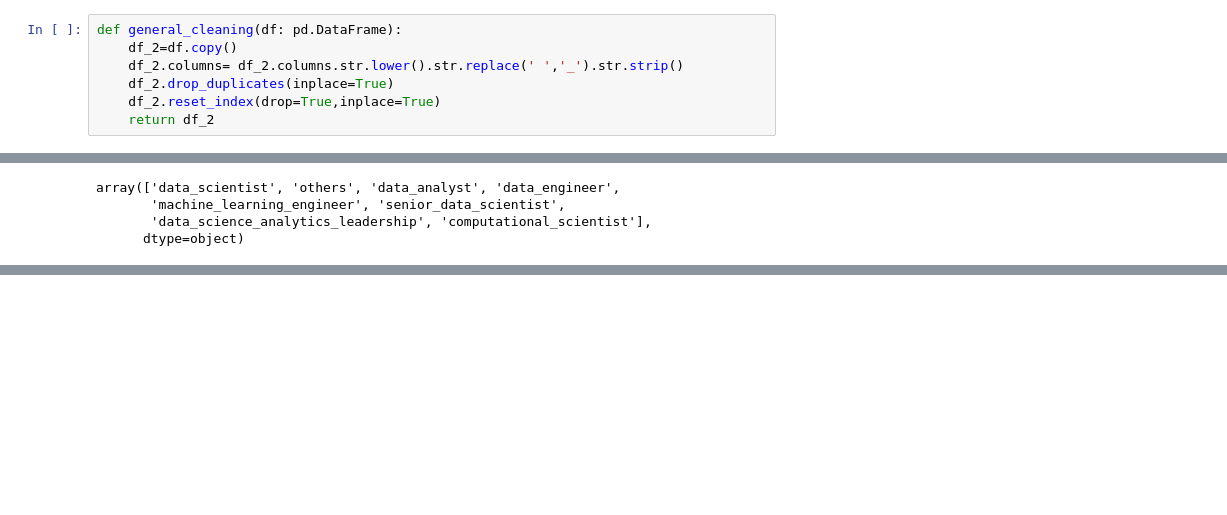
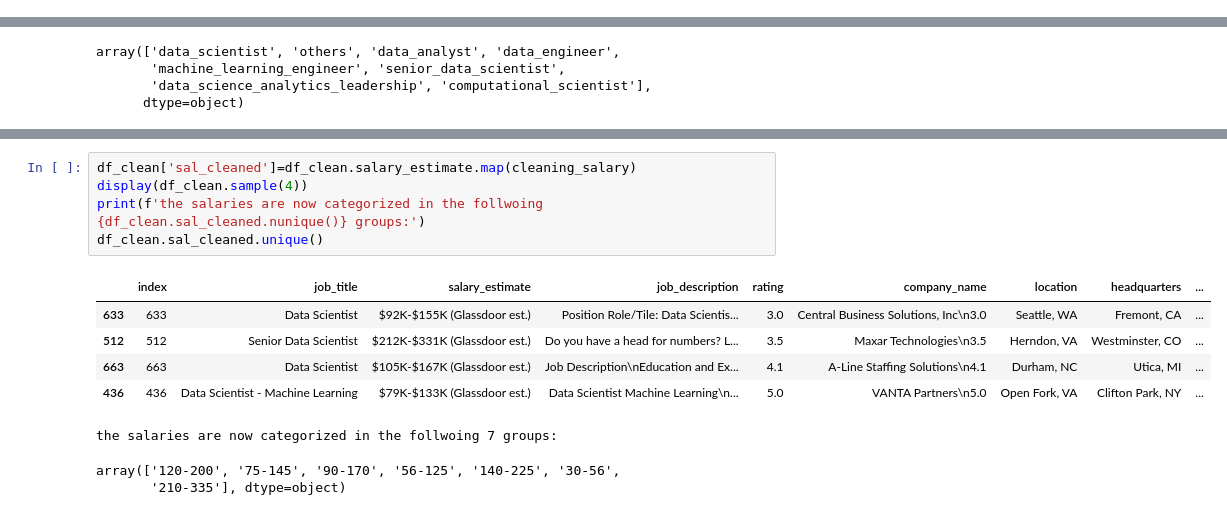
Before and after one commit to LeilaJavanmardi/project1, a Jupyter notebook: notebooks/Jobanalysis_main.ipynb, the cells around one changed output, grey strips where cells are left out. Cells and saved outputs as stored; diff of their text form; blank space fills up the shorter version.

```diff
--- a/notebooks/Jobanalysis_main.ipynb
+++ b/notebooks/Jobanalysis_main.ipynb
@@ -173,10 +183,3 @@ Name: count, dtype: int64
-# %%
-def general_cleaning(df: pd.DataFrame):
-    df_2=df.copy()
-    df_2.columns= df_2.columns.str.lower().str.replace(' ','_').str.strip()
-    df_2.drop_duplicates(inplace=True)
-    df_2.reset_index(drop=True,inplace=True)
-    return df_2
 # %%
 df_clean=general_cleaning(df)
 df_clean.shape
@@ -319,0 +271,14 @@ array(['insurance_agencies', 'others', 'consulting', 'manufacturing',
+# %%
+df_clean['sal_cleaned']=df_clean.salary_estimate.map(cleaning_salary)
+display(df_clean.sample(4))
+print(f'the salaries are now categorized in the follwoing {df_clean.sal_cleaned.nunique()} groups:')
+df_clean.sal_cleaned.unique()
+# %% [output]
+|  | index | job_title | salary_estimate | job_description | rating | company_name | location | headquarters | ... |
+| 633 | 633 | Data Scientist | $92K-$155K (Glassdoor est.) | Position Role/Tile: Data Scientis... | 3.0 | Central Business Solutions, Inc\n3.0 | Seattle, WA | Fremont, CA | ... |
+| 512 | 512 | Senior Data Scientist | $212K-$331K (Glassdoor est.) | Do you have a head for numbers? L... | 3.5 | Maxar Technologies\n3.5 | Herndon, VA | Westminster, CO | ... |
+| 663 | 663 | Data Scientist | $105K-$167K (Glassdoor est.) | Job Description\nEducation and Ex... | 4.1 | A-Line Staffing Solutions\n4.1 | Durham, NC | Utica, MI | ... |
+| 436 | 436 | Data Scientist - Machine Learning | $79K-$133K (Glassdoor est.) | Data Scientist Machine Learning\n... | 5.0 | VANTA Partners\n5.0 | Open Fork, VA | Clifton Park, NY | ... |
+the salaries are now categorized in the follwoing 7 groups:
+array(['120-200', '75-145', '90-170', '56-125', '140-225', '30-56',
+       '210-335'], dtype=object)
```
Also changed, not shown: parts of 32 cells of this notebook, 1 other file.
